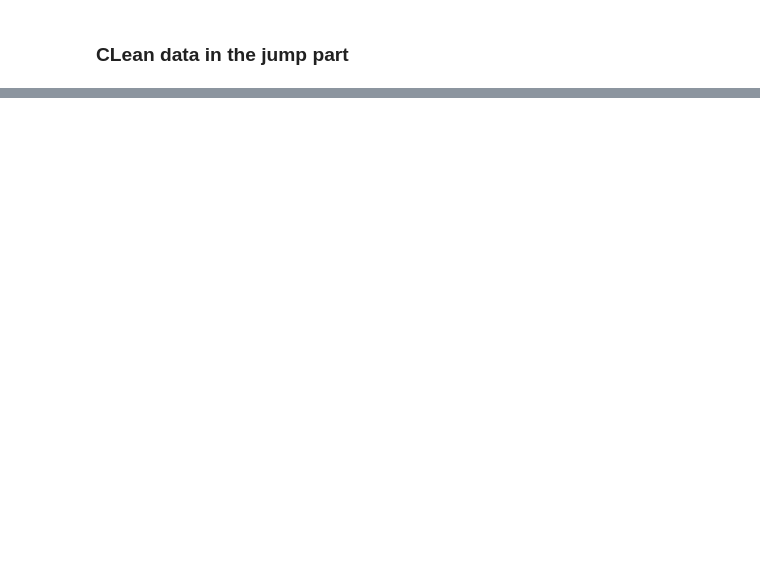
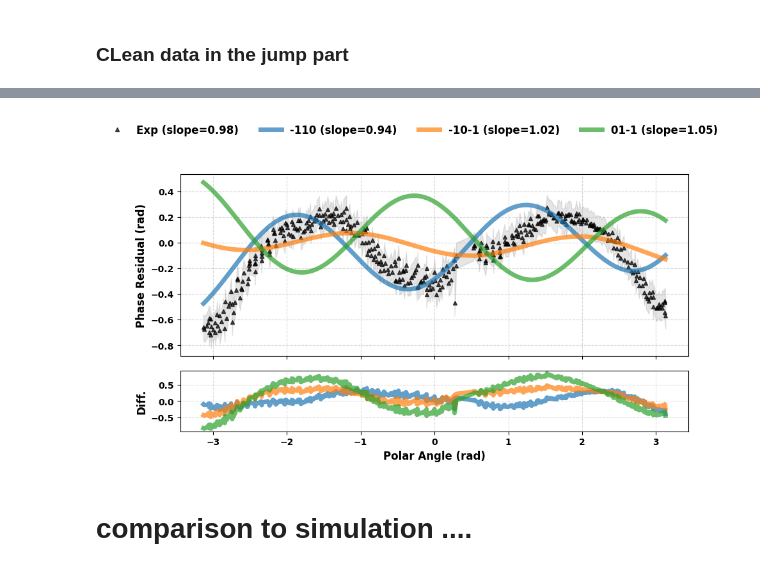
Before and after one commit to Abd-zak/cdiutils, a Jupyter notebook: src/cdiutils/templates/dislocation_identification.ipynb, the cells around one changed output, grey strips where cells are left out. Cells and saved outputs as stored; diff of their text form; code cells hidden in the pictures; blank space fills up the shorter version.

```diff
--- a/src/cdiutils/templates/dislocation_identification.ipynb
+++ b/src/cdiutils/templates/dislocation_identification.ipynb
@@ -237,0 +251,6 @@ unwrapped phase : -310.447982186113 52.9643627735973
+# %%
+# must be known for the current orthogonalised frame
+Rotation_matix_cristallographic_to_crystal_final=np.array([[-0.75403343,  0.64962679,  0.09704953],
+                                                        [-0.3200682 , -0.49242258,  0.80936787],
+                                                        [ 0.57357644,  0.57922797,  0.57922797]])
+Rotation_matix_crystal_to_cristallographic_final= np.linalg.inv(Rotation_matix_cristallographic_to_crystal_final)
@@ -237,0 +287,6 @@ unwrapped phase : -310.447982186113 52.9643627735973
+# %%
+a_0_pt=3.924/10 # lattice paramettre for platinum in nm
+d_0pt=a_0_pt /3**0.5 #d-spacing for bragg 111
+
+t=np.array([8.0,3.0,8.0]) # must be close to exp_direction_crystallo (direction of the dislocation in crystallographic frame)
+G_exp=np.array([1.0,-1.0,1.0])*(2*np.pi/a_0_pt)
@@ -237,0 +295,16 @@ unwrapped phase : -310.447982186113 52.9643627735973
+# %%
+# compute the theoritical prediction of the dislocation in infinite medium aproximation for the 3 possible burger vector
+b_cases   = np.array([
+    [ -0.196, 0.196,  0.   ], [ -0.196,  0.   ,  -0.196],[ 0.   , 0.196,  -0.196], # (-b)
+    # [ 0.196, -0.196,  0.   ], [  0.196,  0.   ,  0.196], [ 0.   , -0.196,  0.196], #(+b)
+])
+b_cases_str = np.array([
+    str((i.astype(int))).replace('[',"").replace(']',"").replace(" ","")
+        for i in np.round(b_cases/ (0.5*a_0_pt))
+    ])
+phase_theo_3_cases=[] # phase for the three possible fcc burger vector
+for i_b in range(len(b_cases)):
+    print(f' ++++++++++++++++ b: {b_cases[i_b]}   +++++++++++++++++++++')
+    predicted_phase = dislo.dislo_phase_model(angle_final, t, G_exp, b_cases[i_b],align_theta=exp_xdislo,print_debug=True)
+    predicted_phase, pred_fit, _, f_linear_sim, coeffs_linear = dislo.decompose_experimental_phase(angle_final, predicted_phase)
+    phase_theo_3_cases.append(predicted_phase)
@@ -237,0 +329,15 @@ unwrapped phase : -310.447982186113 52.9643627735973
+# %%
+dislo.plot_phase_data_comparison_exp_to_theo(
+angle_final,
+phase_final,
+phase_theo_3_cases,
+b_cases_str,
+save_path=None,
+filter_low_freq=False,
+marker_size=5,figsize=(9,5),font_size=12,show_slope=True,ncol=4,
+fix_exp_slope=0.98
+)
+# %% [output]
+[figure, added]
+# %% [markdown]
+# comparison to simulation ....
```
Also changed, not shown: parts of 21 cells of this notebook, 1 other file.
